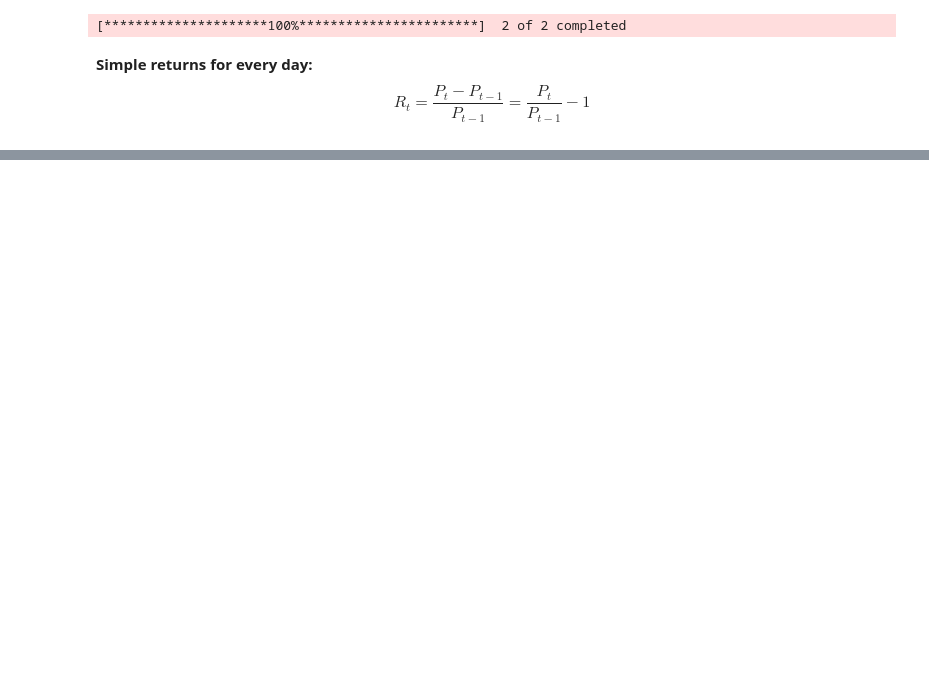
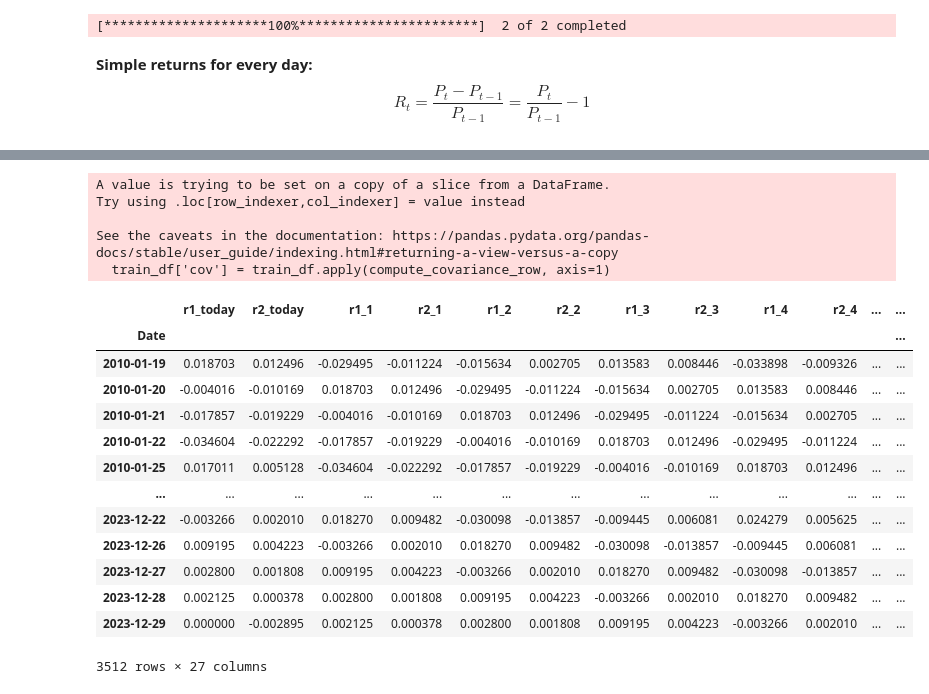
Before and after one commit to Lukirby/Stress-Testing-a-Markowitz-Portfolio, a Jupyter notebook: fidanza.ipynb, the cells around one changed output, grey strips where cells are left out. Saved outputs shown, nothing was run; the diff lists cells and outputs as text; code cells hidden in the pictures; blank space fills up the shorter version.

```diff
--- a/fidanza.ipynb
+++ b/fidanza.ipynb
@@ -28,0 +137,36 @@ print(mu1, mu2)
+# %%
+# io penso che usando .cov non credo sia utile mettere mean e var nel calcolo della cov
+# però va beh, volendo possiamo inserirli, però i risultati cambiano
+def compute_covariance_row(row):
+    r1 = [row[f'r1_{i}'] for i in range(1, 11)]
+    r1.append(row['r1_today'])
+    #r1.append(row['mean1'])
+    #r1.append(row['var1'])
+    r2 = [row[f'r2_{i}'] for i in range(1, 11)]
+    r2.append(row['r2_today'])
+    #r2.append(row['mean2'])
+    #r2.append(row['var2'])
+    return np.cov(r1, r2)[0, 1]
+
+train_df['cov'] = train_df.apply(compute_covariance_row, axis=1)
+train_df
+# %% [output]
+A value is trying to be set on a copy of a slice from a DataFrame.
+Try using .loc[row_indexer,col_indexer] = value instead
+
+See the caveats in the documentation: https://pandas.pydata.org/pandas-docs/stable/user_guide/indexing.html#returning-a-view-versus-a-copy
+  train_df['cov'] = train_df.apply(compute_covariance_row, axis=1)
+|  | r1_today | r2_today | r1_1 | r2_1 | r1_2 | r2_2 | r1_3 | r2_3 | r1_4 | r2_4 | ... | ... |
+| Date |  |  |  |  |  |  |  |  |  |  |  | ... |
+| 2010-01-19 | 0.018703 | 0.012496 | -0.029495 | -0.011224 | -0.015634 | 0.002705 | 0.013583 | 0.008446 | -0.033898 | -0.009326 | ... | ... |
+| 2010-01-20 | -0.004016 | -0.010169 | 0.018703 | 0.012496 | -0.029495 | -0.011224 | -0.015634 | 0.002705 | 0.013583 | 0.008446 | ... | ... |
+| 2010-01-21 | -0.017857 | -0.019229 | -0.004016 | -0.010169 | 0.018703 | 0.012496 | -0.029495 | -0.011224 | -0.015634 | 0.002705 | ... | ... |
+| 2010-01-22 | -0.034604 | -0.022292 | -0.017857 | -0.019229 | -0.004016 | -0.010169 | 0.018703 | 0.012496 | -0.029495 | -0.011224 | ... | ... |
+| 2010-01-25 | 0.017011 | 0.005128 | -0.034604 | -0.022292 | -0.017857 | -0.019229 | -0.004016 | -0.010169 | 0.018703 | 0.012496 | ... | ... |
+| ... | ... | ... | ... | ... | ... | ... | ... | ... | ... | ... | ... | ... |
+| 2023-12-22 | -0.003266 | 0.002010 | 0.018270 | 0.009482 | -0.030098 | -0.013857 | -0.009445 | 0.006081 | 0.024279 | 0.005625 | ... | ... |
+| 2023-12-26 | 0.009195 | 0.004223 | -0.003266 | 0.002010 | 0.018270 | 0.009482 | -0.030098 | -0.013857 | -0.009445 | 0.006081 | ... | ... |
+| 2023-12-27 | 0.002800 | 0.001808 | 0.009195 | 0.004223 | -0.003266 | 0.002010 | 0.018270 | 0.009482 | -0.030098 | -0.013857 | ... | ... |
+| 2023-12-28 | 0.002125 | 0.000378 | 0.002800 | 0.001808 | 0.009195 | 0.004223 | -0.003266 | 0.002010 | 0.018270 | 0.009482 | ... | ... |
+| 2023-12-29 | 0.000000 | -0.002895 | 0.002125 | 0.000378 | 0.002800 | 0.001808 | 0.009195 | 0.004223 | -0.003266 | 0.002010 | ... | ... |
+3512 rows × 27 columns
```
Also changed, not shown: parts of 16 cells of this notebook.
